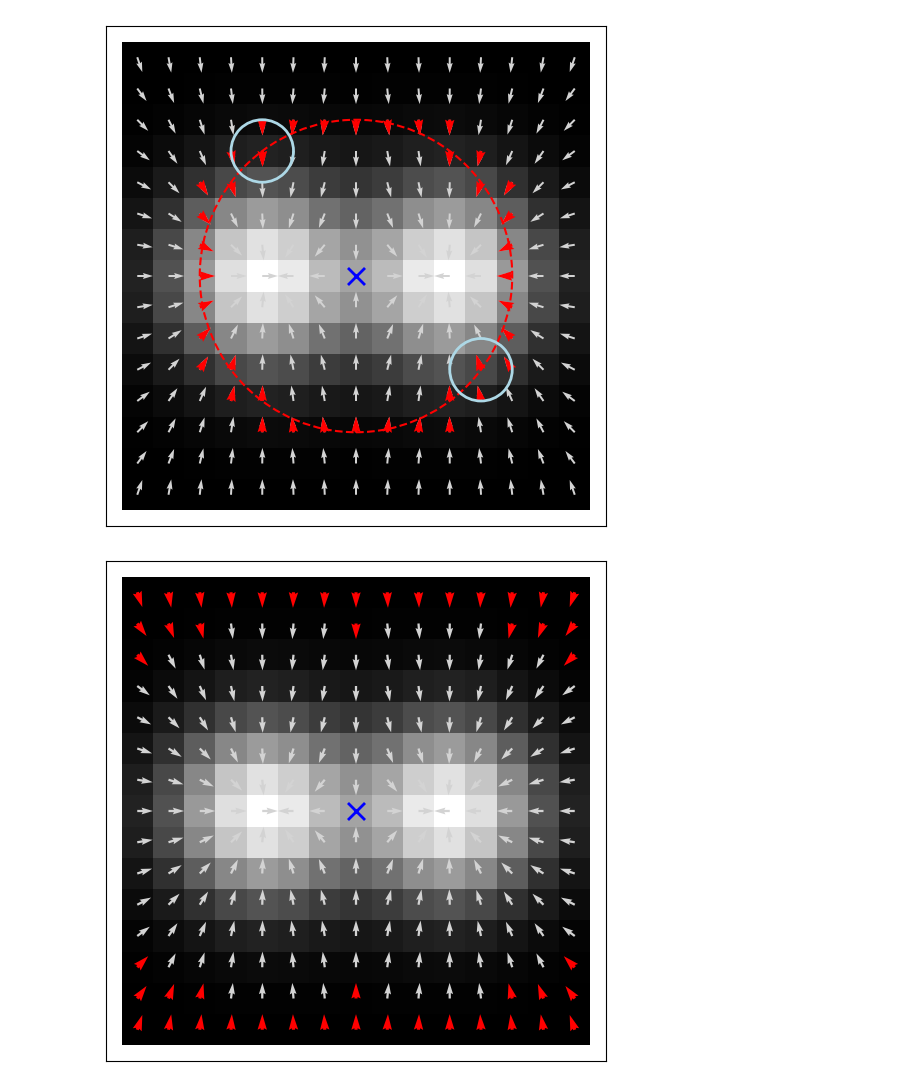
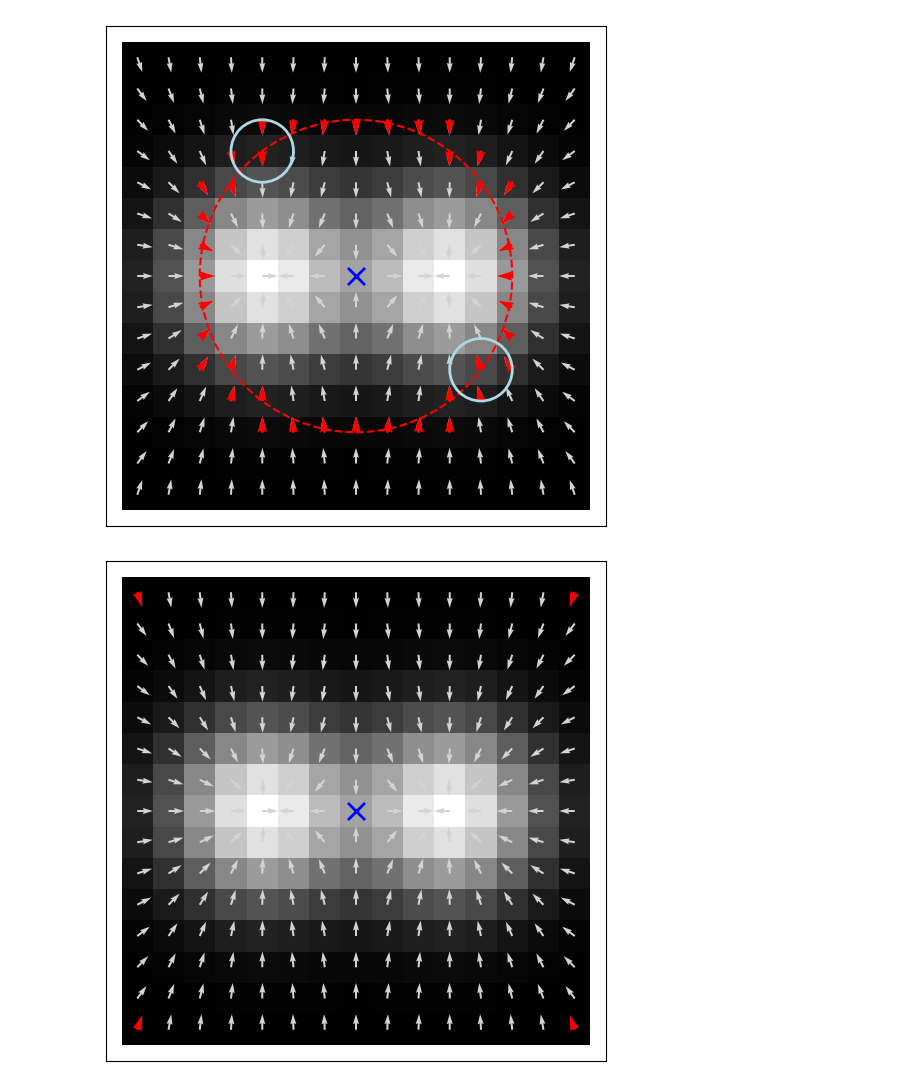
Before and after one commit to Desduh/gpa, a Jupyter notebook: Notebooks/gpa.ipynb, the cells around one changed output. Drawn from its saved outputs; the diff is of its cells as text; code cells hidden in the pictures.

```diff
--- a/Notebooks/gpa.ipynb
+++ b/Notebooks/gpa.ipynb
@@ -3329,11 +3323,11 @@ gpaObject.plot_radial_group_pair(
 [figure]
 # %%
 gpaObject.plot_magnitude_threshold(
-    threshold=0.05,
+    threshold=0.01,
     fixed_length=True,
     show_image=True,
     show_scale=False,
     show_center=True
 )
 # %% [output]
-[figure, old version]
+[figure, new version]
```
Also changed, not shown: parts of 5 cells of this notebook, 1 other file.
